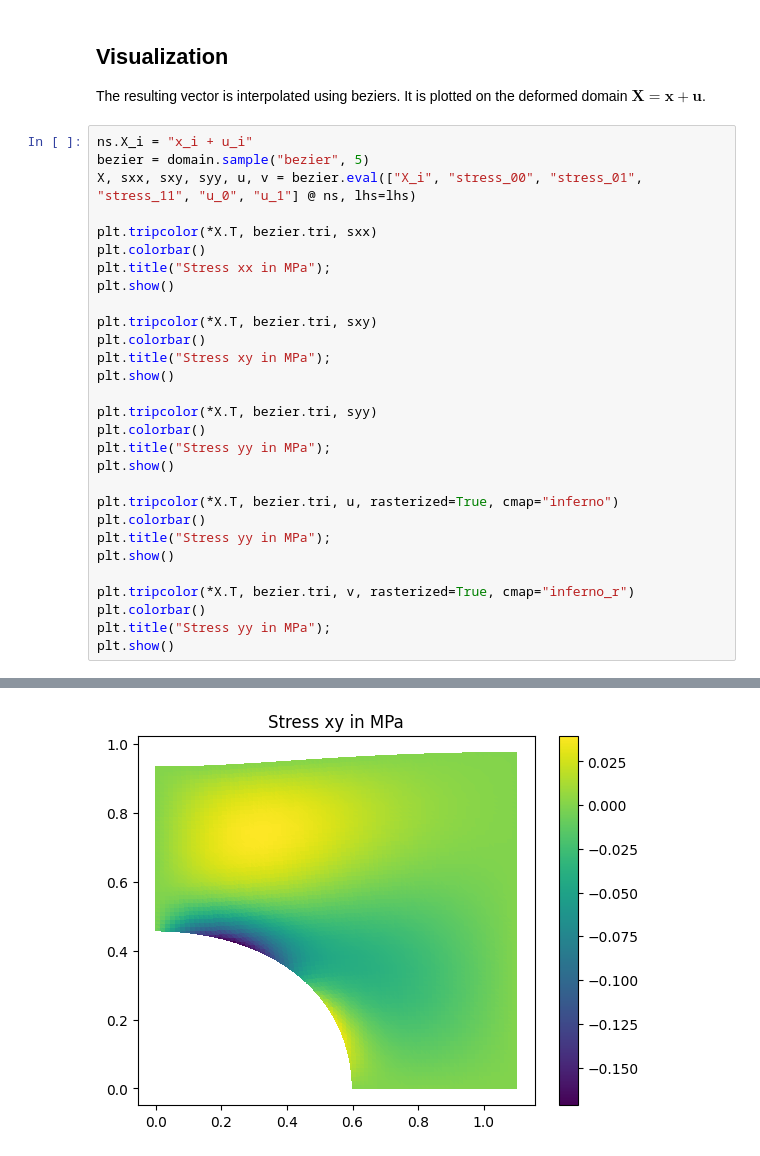
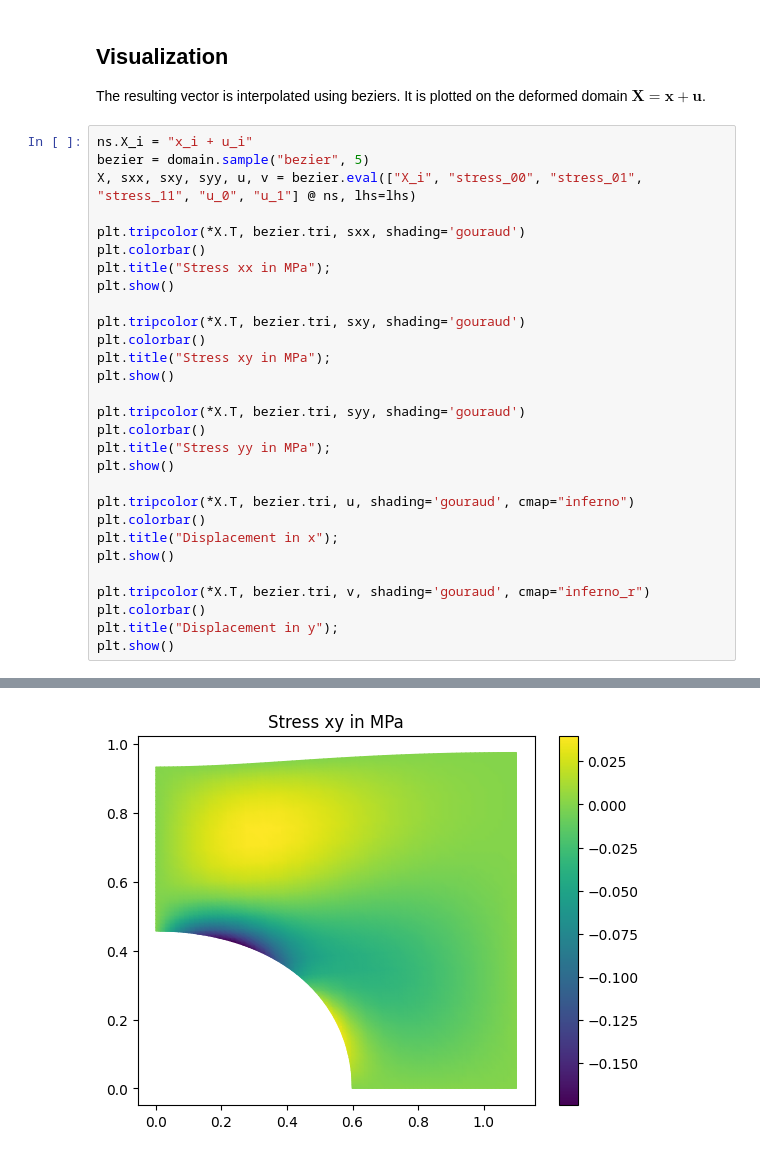
Before and after one commit to meyer-nils/numerical_examples, a Jupyter notebook: plate_hole_2d/nutils.ipynb, the cells around one changed output, grey strips where cells are left out. Drawn from its saved outputs; the diff is of its cells as text.

```diff
--- a/plate_hole_2d/nutils.ipynb
+++ b/plate_hole_2d/nutils.ipynb
@@ -90,28 +90,28 @@ ns.X_i = "x_i + u_i"
 bezier = domain.sample("bezier", 5)
 X, sxx, sxy, syy, u, v = bezier.eval(["X_i", "stress_00", "stress_01", "stress_11", "u_0", "u_1"] @ ns, lhs=lhs)
 
-plt.tripcolor(*X.T, bezier.tri, sxx)
+plt.tripcolor(*X.T, bezier.tri, sxx, shading='gouraud')
 plt.colorbar()
 plt.title("Stress xx in MPa");
 plt.show()
 
-plt.tripcolor(*X.T, bezier.tri, sxy)
+plt.tripcolor(*X.T, bezier.tri, sxy, shading='gouraud')
 plt.colorbar()
 plt.title("Stress xy in MPa");
 plt.show()
 
-plt.tripcolor(*X.T, bezier.tri, syy)
+plt.tripcolor(*X.T, bezier.tri, syy, shading='gouraud')
 plt.colorbar()
 plt.title("Stress yy in MPa");
 plt.show()
 
-plt.tripcolor(*X.T, bezier.tri, u, rasterized=True, cmap="inferno")
+plt.tripcolor(*X.T, bezier.tri, u, shading='gouraud', cmap="inferno")
 plt.colorbar()
-plt.title("Stress yy in MPa");
+plt.title("Displacement in x");
 plt.show()
 
-plt.tripcolor(*X.T, bezier.tri, v, rasterized=True, cmap="inferno_r")
+plt.tripcolor(*X.T, bezier.tri, v, shading='gouraud', cmap="inferno_r")
 plt.colorbar()
-plt.title("Stress yy in MPa");
+plt.title("Displacement in y");
 plt.show()
 # %% [output]
@@ -119 +119 @@ plt.show()
-[figure, old version]
+[figure, new version]
```
Also changed, not shown: parts of 2 cells of this notebook.
